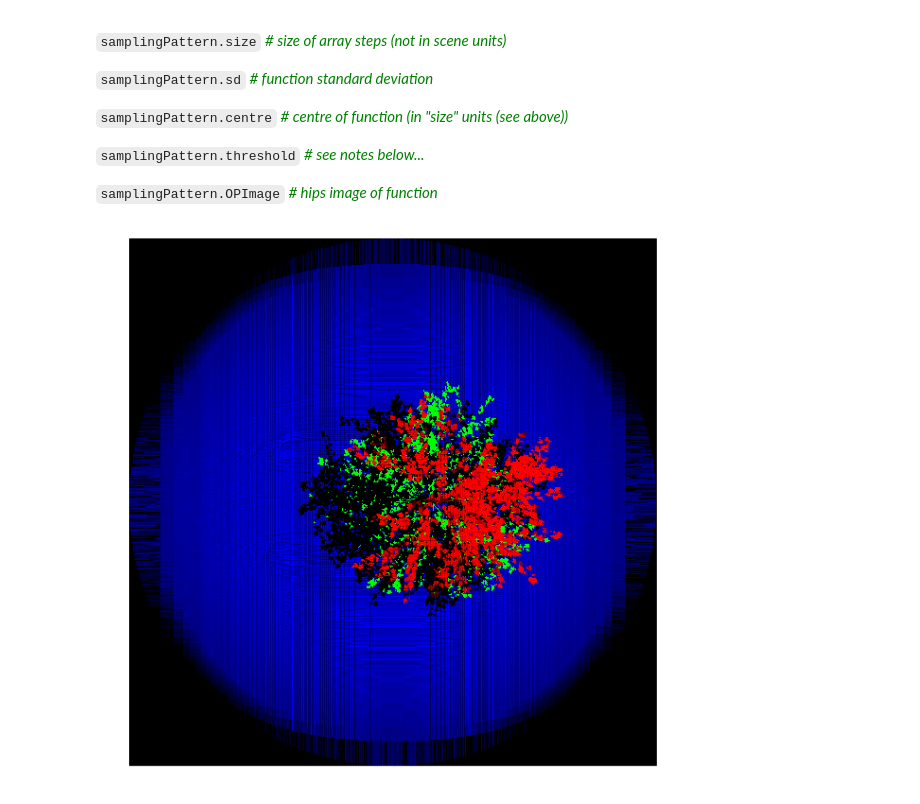
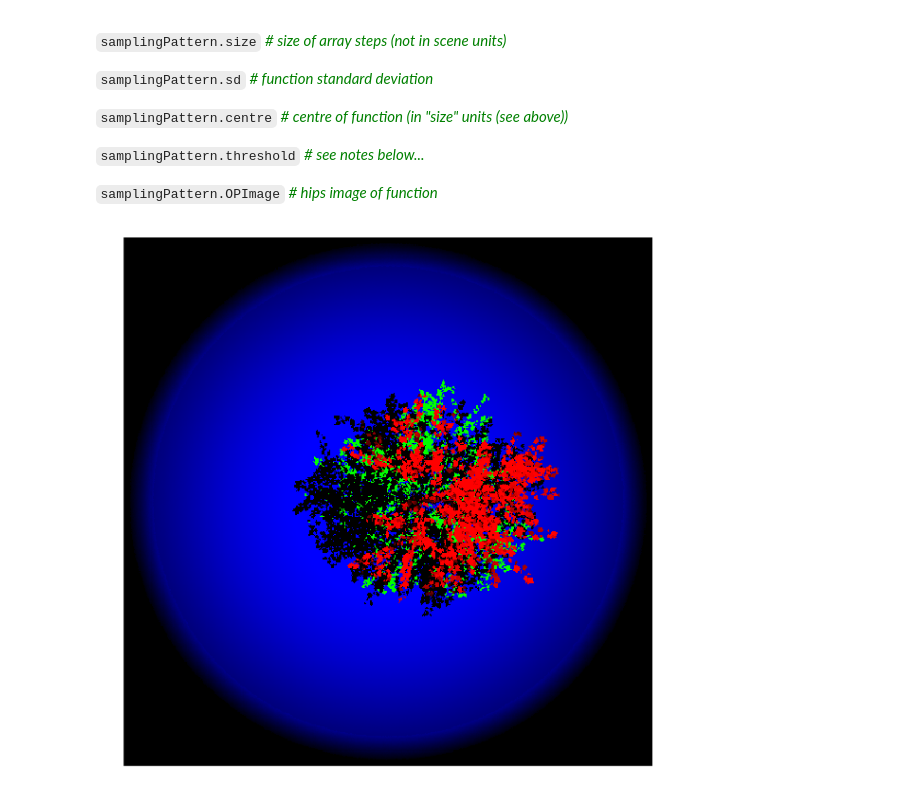
Before and after one commit to philwilkes/librat_in_jupyter, a Jupyter notebook: 4.2_simulating_a_waveform_over_a_single_tree.ipynb, the cells around one changed output. Saved outputs shown, nothing was run; the diff lists cells and outputs as text; code cells hidden in the pictures.

```diff
--- a/4.2_simulating_a_waveform_over_a_single_tree.ipynb
+++ b/4.2_simulating_a_waveform_over_a_single_tree.ipynb
@@ -136,27 +128,25 @@ The additional options required are:
 
 <code>samplingPattern.OPImage</code> <span style=color:green><i># hips image of function</i></span>
 # %%
-%autoreload 2
-from generate_camera_file import update_existing_camera
 oname = 'output/lfp_gauss'
-update_existing_camera('light/large_footprint.lidar', 'light/lfp_gauss.lidar2',
+update_existing_camera('light/large_footprint.lidar', 'light/lfp_gauss.lidar',
                        new_options={'samplingPattern.form':'gaussian',
                                     'samplingPattern.size':[5000, 5000],
-                                    'samplingPattern.sd':[.1, .1],
+                                    'samplingPattern.sd':[1, 1],
                                     'samplingPattern.centre':[3500, 3500],
                                     'samplingPattern.threshold':.1,
                                     'samplingPattern.OPImage':'light/opGaussian.hips'})
 
-update_existing_camera('light/large_footprint.lidar', 'light/lfp_gauss.lidar' , oname=oname)
+update_existing_camera('camera/large_footprint.lidar', 'camera/lfp_gauss.lidar' , oname=oname)
 
 # now we can run the simulation
-cmd = 'echo 14 camera/lfp_gauss.lidar light/lfp_gauss.lidar2 | \
+cmd = 'echo 14 camera/lfp_gauss.lidar light/lfp_gauss.lidar | \
        start -RATm 1 -RATsensor_wavebands wb/brdf_waveband.dat obj/birch_tree_scene.obj'
 error = run_start(cmd)
 
 if not error:
     ax = hips2img('{}.hips'.format(oname), stretch=True,
                   order=[20, 50, 120])
 # %% [output]
-[figure, old version]
+[figure, new version]
 # %%
```
Also changed, not shown: parts of 3 cells of this notebook.
